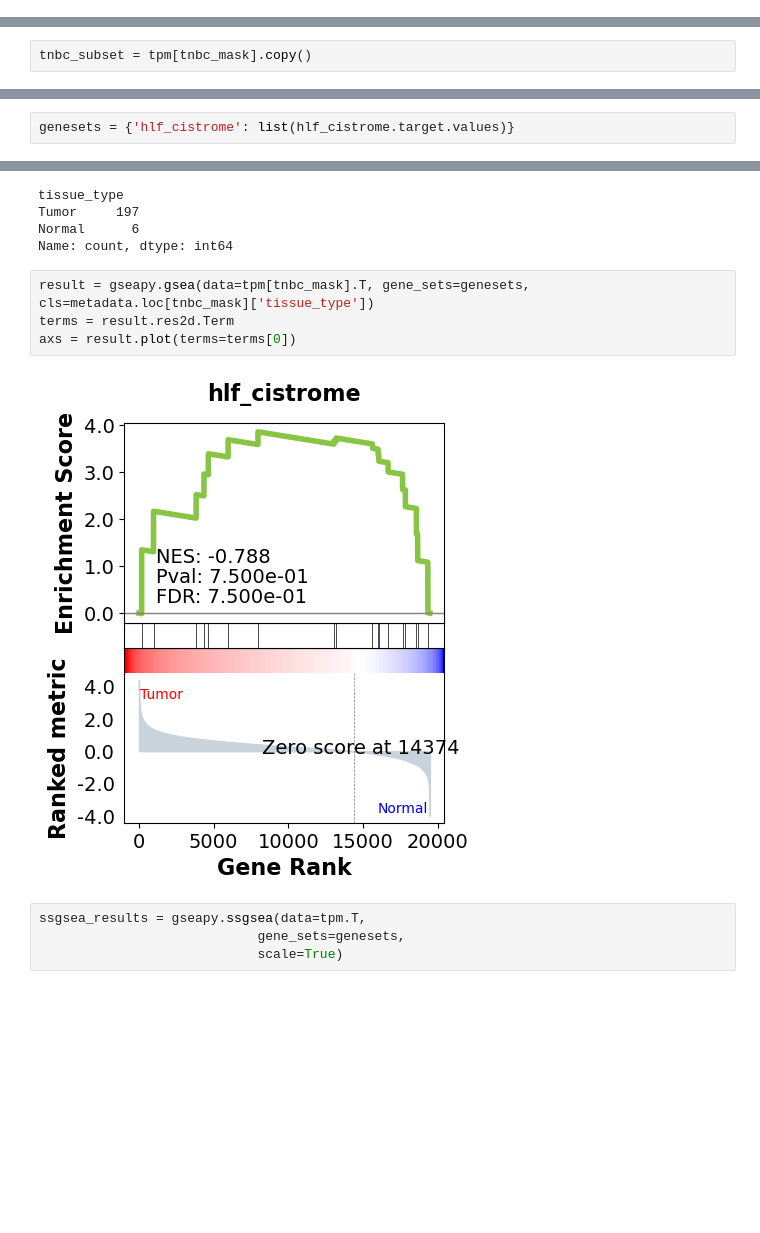
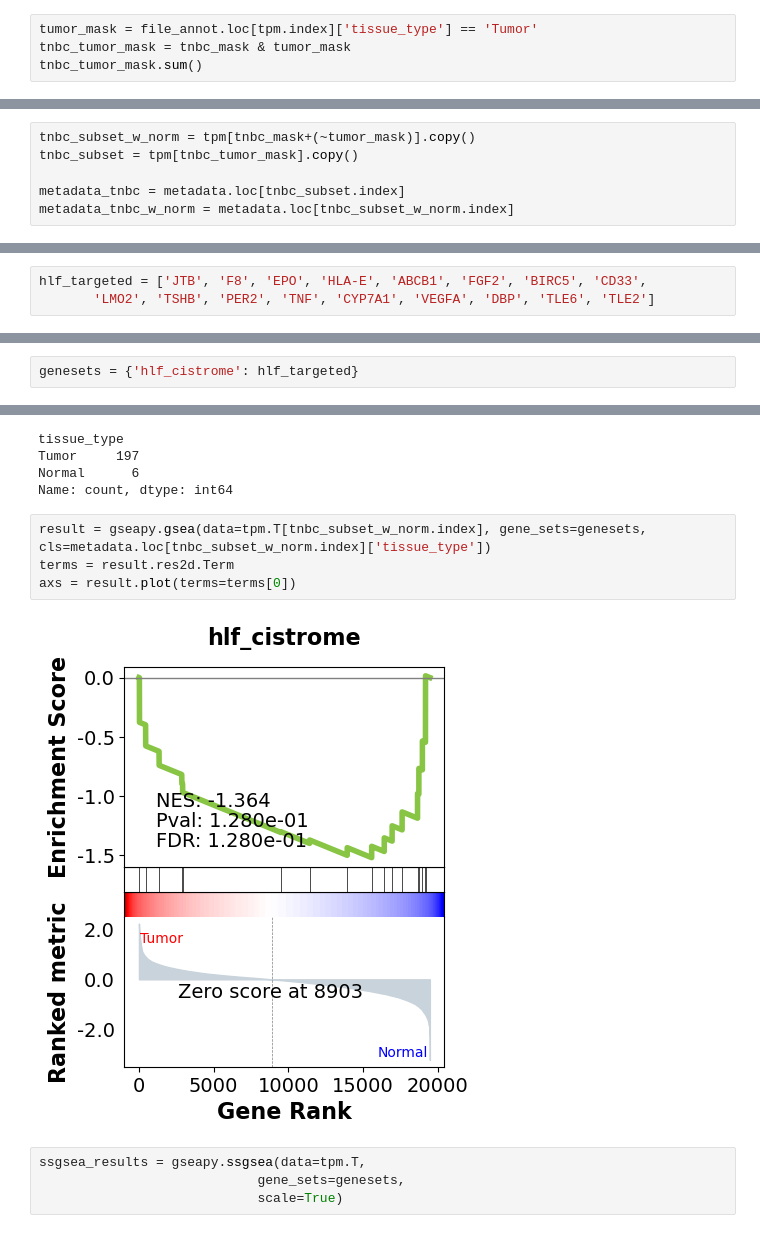
Before and after one commit to fedor-grigoryev/tcga, a Jupyter notebook: tcga_analysis.ipynb, the cells around one changed output, grey strips where cells are left out. Drawn from its saved outputs; the diff is of its cells as text; blank space fills up the shorter version.

Commit message:
gsea update

```diff
--- a/tcga_analysis.ipynb
+++ b/tcga_analysis.ipynb
@@ -641,0 +539,4 @@ Index(['0d140db1-dc0d-431d-b389-846d05bbb827',
+# %%
+tumor_mask = file_annot.loc[tpm.index]['tissue_type'] == 'Tumor'
+tnbc_tumor_mask = tnbc_mask & tumor_mask
+tnbc_tumor_mask.sum()
@@ -642,2 +580,6 @@ Index(['0d140db1-dc0d-431d-b389-846d05bbb827',
 # %%
-tnbc_subset = tpm[tnbc_mask].copy()
+tnbc_subset_w_norm = tpm[tnbc_mask+(~tumor_mask)].copy()
+tnbc_subset = tpm[tnbc_tumor_mask].copy()
+
+metadata_tnbc = metadata.loc[tnbc_subset.index]
+metadata_tnbc_w_norm = metadata.loc[tnbc_subset_w_norm.index]
@@ -844,6 +692,9 @@ hlf_cistrome
 | 30885 | HLF | RUNX1 | -1 | 11486032 |
 | 38061 | HLF | TLE6 | 1 | 11486032 |
 | 38062 | HLF | TLE2 | 1 | 11486032 |
+# %%
+hlf_targeted = ['JTB', 'F8', 'EPO', 'HLA-E', 'ABCB1', 'FGF2', 'BIRC5', 'CD33',
+       'LMO2', 'TSHB', 'PER2', 'TNF', 'CYP7A1', 'VEGFA', 'DBP', 'TLE6', 'TLE2']
 # %%
 net[net['target'] == 'HLF']
 # %% [output]
@@ -882,3 +717,3 @@ macOS-14.4-arm64-arm-64bit
 1.1.2
 # %%
-genesets = {'hlf_cistrome': list(hlf_cistrome.target.values)}
+genesets = {'hlf_cistrome': hlf_targeted}
@@ -965,11 +776,11 @@ Tumor     197
 Normal      6
 Name: count, dtype: int64
 # %%
-result = gseapy.gsea(data=tpm[tnbc_mask].T, gene_sets=genesets, cls=metadata.loc[tnbc_mask]['tissue_type'])
+result = gseapy.gsea(data=tpm.T[tnbc_subset_w_norm.index], gene_sets=genesets, cls=metadata.loc[tnbc_subset_w_norm.index]['tissue_type'])
 terms = result.res2d.Term
 axs = result.plot(terms=terms[0])
 # %% [output]
-[figure, old version]
+[figure, new version]
 # %%
 ssgsea_results = gseapy.ssgsea(data=tpm.T,
                             gene_sets=genesets,
```
Also changed, not shown: parts of 79 cells of this notebook.
